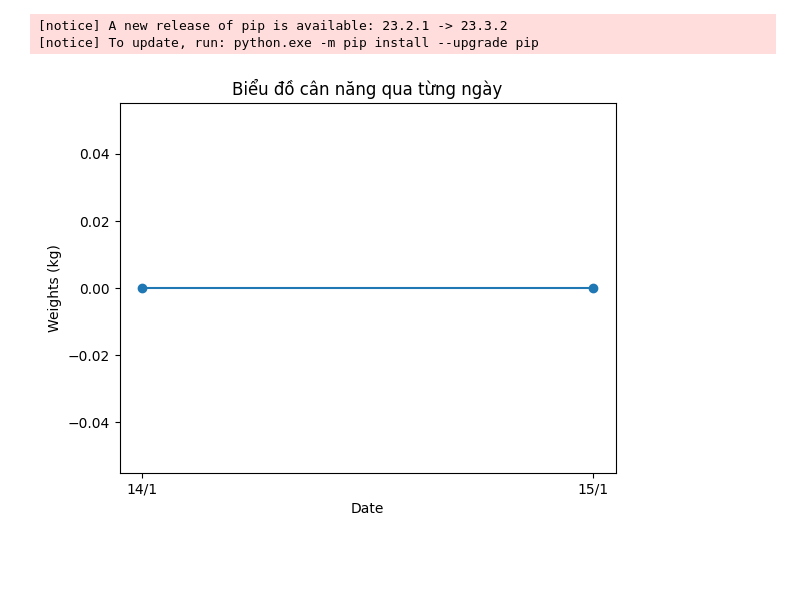
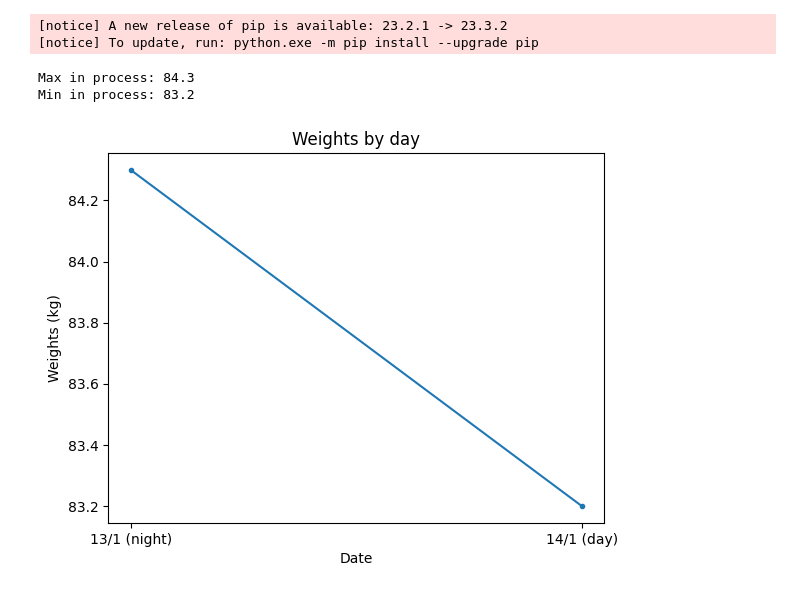
Before and after one commit to thanhbl-hust/Data-structures-and-Algorithms, a Jupyter notebook: train_12_1/weights.ipynb, the cells around one changed output. Drawn from its saved outputs; the diff is of its cells as text; code cells hidden in the pictures; blank space fills up the shorter version.

Commit message:
process

```diff
--- a/train_12_1/weights.ipynb
+++ b/train_12_1/weights.ipynb
@@ -15,17 +15,24 @@ Requirement already satisfied: six>=1.5 in c:\users\lamth\appdata\roaming\python
 Note: you may need to restart the kernel to use updated packages.
 [notice] A new release of pip is available: 23.2.1 -> 23.3.2
 [notice] To update, run: python.exe -m pip install --upgrade pip
-# %%
-import matplotlib.pyplot as plt
-
-x = [0, 0]
-y = ['14/1', '15/1']
-
-plt.plot(y, x, marker='o')
-plt.xlabel('Date')
-plt.ylabel('Weights (kg)')
-plt.title('Biểu đồ cân năng qua từng ngày')
-
-plt.show()
-# %% [output]
-[figure, removed]
+# %%
+import matplotlib.pyplot as plt
+
+w = [84.3, 83.2]
+d = ['13/1 (night)', '14/1 (day)']
+
+plt.plot(d, w, marker='.')
+plt.xlabel('Date')
+plt.ylabel('Weights (kg)')
+plt.title('Weights by day')
+
+#oneday has 2 parameters, 0:00 and after wake up
+
+print(f'Max in process: {max(w)}')
+print(f'Min in process: {min(w)}')
+
+plt.show()
+# %% [output]
+Max in process: 84.3
+Min in process: 83.2
+[figure, added]
```
Also changed, not shown: parts of 1 cell of this notebook.
